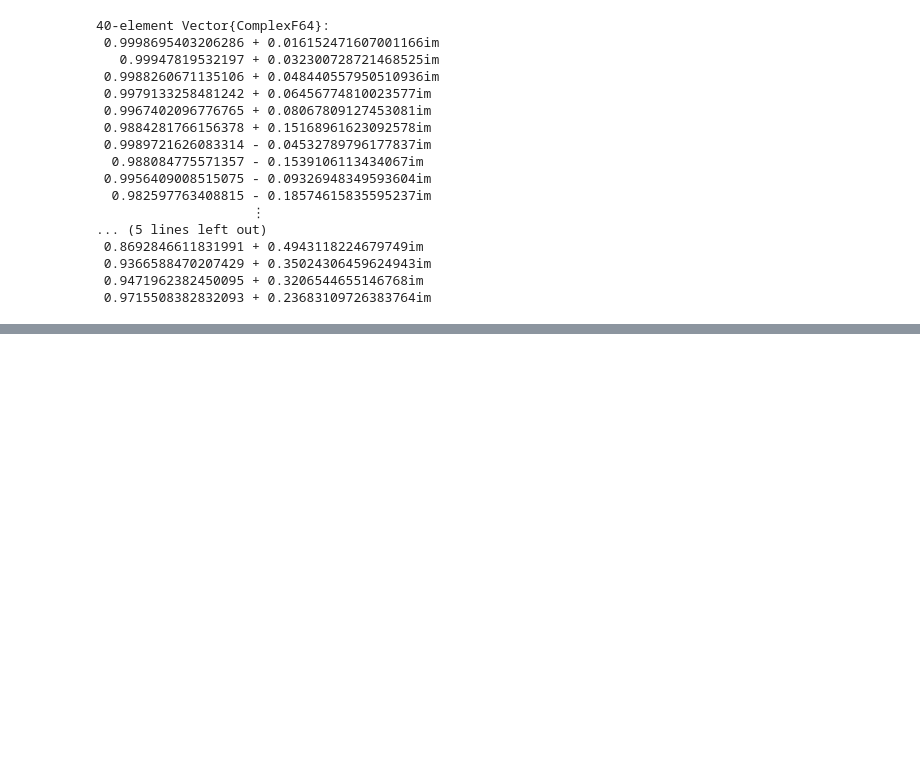
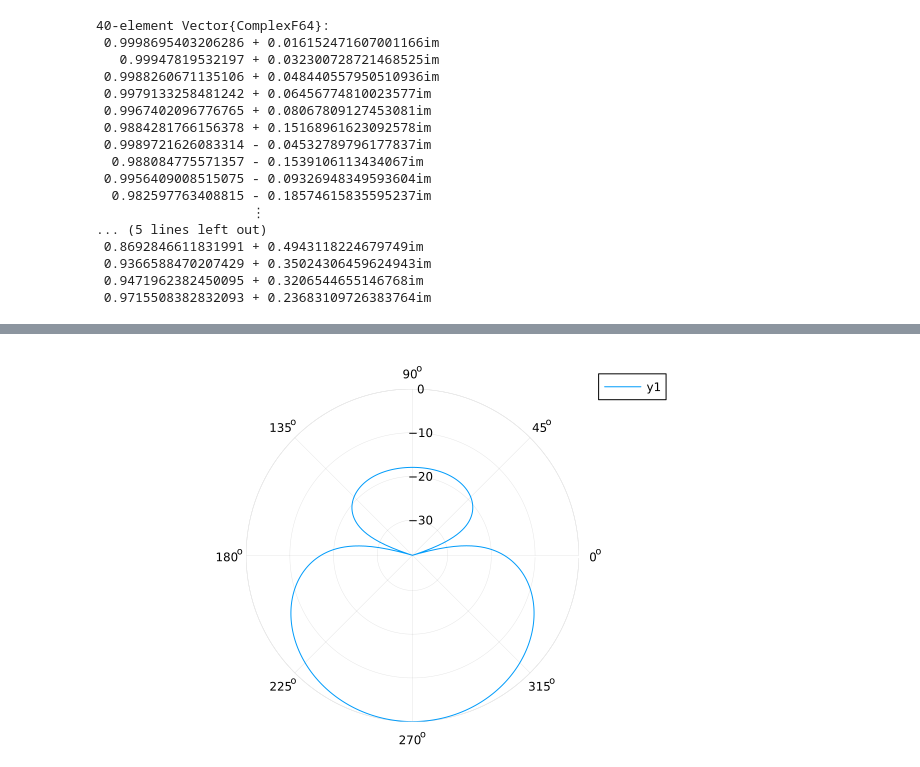
Before and after one commit to soundmapping/localization, a Jupyter notebook: doa/dbf_convex.ipynb, the cells around one changed output, grey strips where cells are left out. Drawn from its saved outputs; the diff is of its cells as text; code cells hidden in the pictures; blank space fills up the shorter version.

```diff
--- a/doa/dbf_convex.ipynb
+++ b/doa/dbf_convex.ipynb
@@ -186,0 +217,5 @@ plot(az_list, P ./ maximum(P))
+# %%
+plot(deg2rad.(az_list), P_db, proj=:polar)
+ylims!((ymin, 0))
+# %% [output]
+[figure, added]
```
Also changed, not shown: parts of 14 cells of this notebook, 2 other files.
